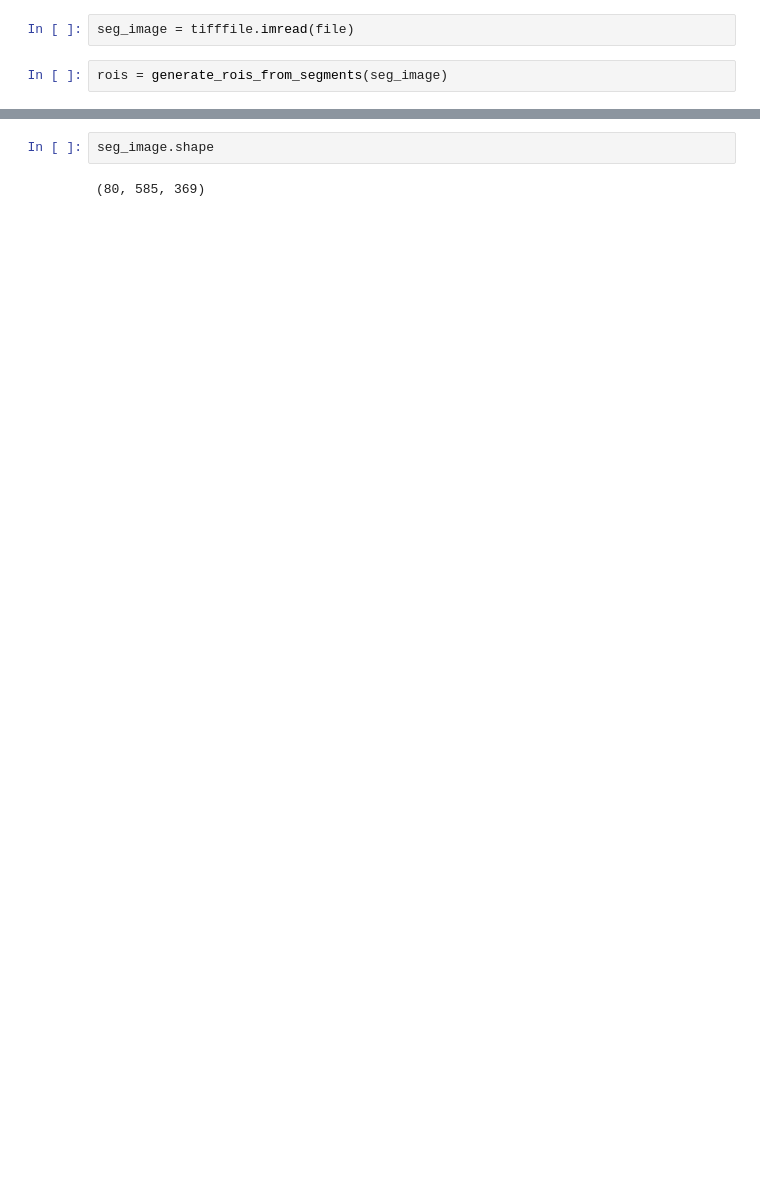
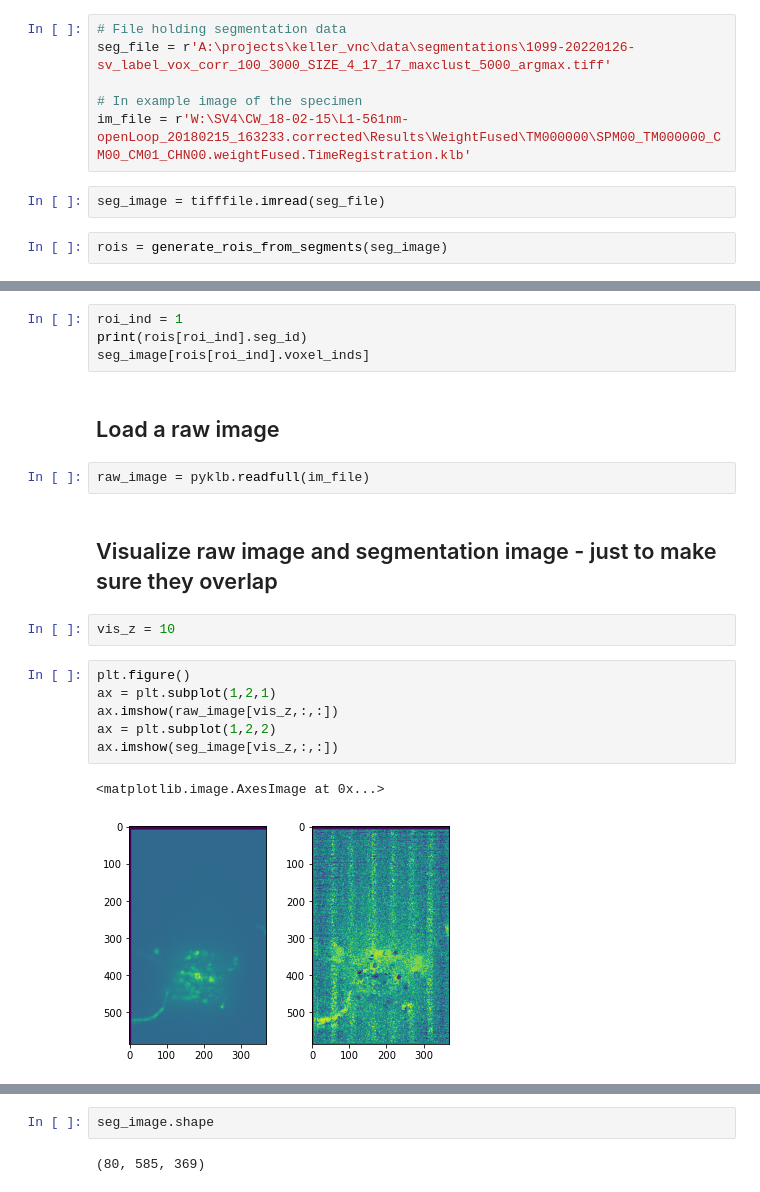
Before and after one commit to neuro-will/keller_zlatic_vnc, a Jupyter notebook: development/read_segmentation_file.ipynb, the cells around one changed output, grey strips where cells are left out. Drawn from its saved outputs; the diff is of its cells as text; blank space fills up the shorter version.

Commit message:
Adding latest after working on single specimen whole brain maps.

```diff
--- a/development/read_segmentation_file.ipynb
+++ b/development/read_segmentation_file.ipynb
@@ -16,4 +13,10 @@ file = r'A:\projects\keller_vnc\data\segmentations\1099-20210627-nuclei_label_fi
+# %%
+# File holding segmentation data
+seg_file = r'A:\projects\keller_vnc\data\segmentations\1099-20220126-sv_label_vox_corr_100_3000_SIZE_4_17_17_maxclust_5000_argmax.tiff'
+
+# In example image of the specimen
+im_file = r'W:\SV4\CW_18-02-15\L1-561nm-openLoop_20180215_163233.corrected\Results\WeightFused\TM000000\SPM00_TM000000_CM00_CM01_CHN00.weightFused.TimeRegistration.klb'
 # %%
-seg_image = tifffile.imread(file)
+seg_image = tifffile.imread(seg_file)
 # %%
 rois = generate_rois_from_segments(seg_image)
@@ -37 +23,22 @@ b = seg_image[slice(None, None, None)]
+# %%
+roi_ind = 1
+print(rois[roi_ind].seg_id)
+seg_image[rois[roi_ind].voxel_inds]
+# %% [markdown]
+## Load a raw image
+# %%
+raw_image = pyklb.readfull(im_file)
+# %% [markdown]
+## Visualize raw image and segmentation image - just to make sure they overlap
+# %%
+vis_z = 10
+# %%
+plt.figure()
+ax = plt.subplot(1,2,1)
+ax.imshow(raw_image[vis_z,:,:])
+ax = plt.subplot(1,2,2)
+ax.imshow(seg_image[vis_z,:,:])
+# %% [output]
+<matplotlib.image.AxesImage at 0x...>
+[figure, added]
 # %%
```
Also changed, not shown: parts of 7 cells of this notebook, 14 other files.
